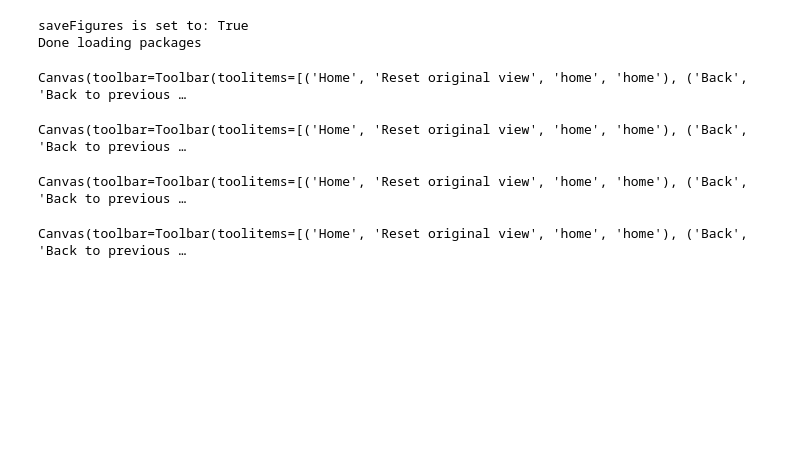
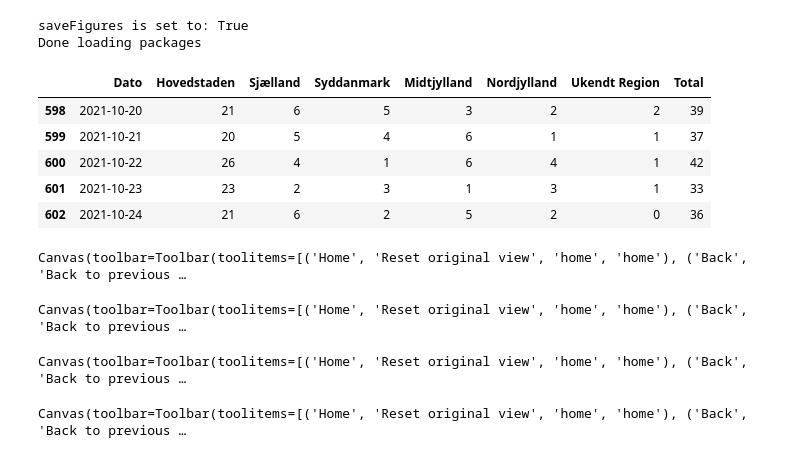
Before and after one commit to PandemiXcenter/PandemiX, a Jupyter notebook: DanskeData/cases_investigations.ipynb, the cells around one changed output. Cells and saved outputs as stored; diff of their text form; code cells hidden in the pictures; blank space fills up the shorter version.

Commit message:
Updated various figures with new data

```diff
--- a/DanskeData/cases_investigations.ipynb
+++ b/DanskeData/cases_investigations.ipynb
@@ -103,3 +100,40 @@ allDates = dfCase.index
+# %%
+# # Collect the cases, tests and positive percentage from all the "cases by age" files
+
+# ssidatapath = "ssi_data"
+# rootdir = os.getcwd() +"/" + ssidatapath
+
+# dfAdmNew = pd.DataFrame(columns=['Indlagt'])
+
+# for subdir, dirs, files in os.walk(rootdir):
+#     if not len(files) == 0:
+#         latestdir = subdir
+#         latestDate = pd.to_datetime(subdir[-10:])
+#         curdf = pd.read_csv(latestdir+'/Newly_admitted_over_time.csv',delimiter = ';',dtype=str)
+
+#         try:
+#             curdf['Antal_nyindlagte'] = pd.to_numeric(curdf['Antal_nyindlagte'].astype(str).apply(lambda x: x.replace('.','')))
+#             dfAdmNew.loc[latestDate,'Indlagt'] = curdf['Antal_nyindlagte'].values[-1]
+#         except:
+#             curdf['Total'] = pd.to_numeric(curdf['Total'].astype(str).apply(lambda x: x.replace('.','')))
+#             dfAdmNew.loc[latestDate,'Indlagt'] = curdf['Total'].values[-1]
+
+
+
+# # allDates = dfCase.index
+# # dfAdmNew
+
+dfAdmNew = pd.read_csv(latestdir+'/Newly_admitted_over_time.csv',delimiter = ';',dtype=str)
+dfAdmNew['Dato'] = pd.to_datetime(dfAdmNew['Dato'])
+dfAdmNew['Total'] = pd.to_numeric(dfAdmNew['Total'])
+dfAdmNew.tail()
+# %% [output]
+|  | Dato | Hovedstaden | Sjælland | Syddanmark | Midtjylland | Nordjylland | Ukendt Region | Total |
+| 598 | 2021-10-20 | 21 | 6 | 5 | 3 | 2 | 2 | 39 |
+| 599 | 2021-10-21 | 20 | 5 | 4 | 6 | 1 | 1 | 37 |
+| 600 | 2021-10-22 | 26 | 4 | 1 | 6 | 4 | 1 | 42 |
+| 601 | 2021-10-23 | 23 | 2 | 3 | 1 | 3 | 1 | 33 |
+| 602 | 2021-10-24 | 21 | 6 | 2 | 5 | 2 | 0 | 36 |
 # %%
 dfCaseDiff = dfCase.diff().iloc[1:]
 dfTestDiff = dfTest.diff().iloc[1:]
```
Also changed, not shown: parts of 10 cells of this notebook, 30 other files.
